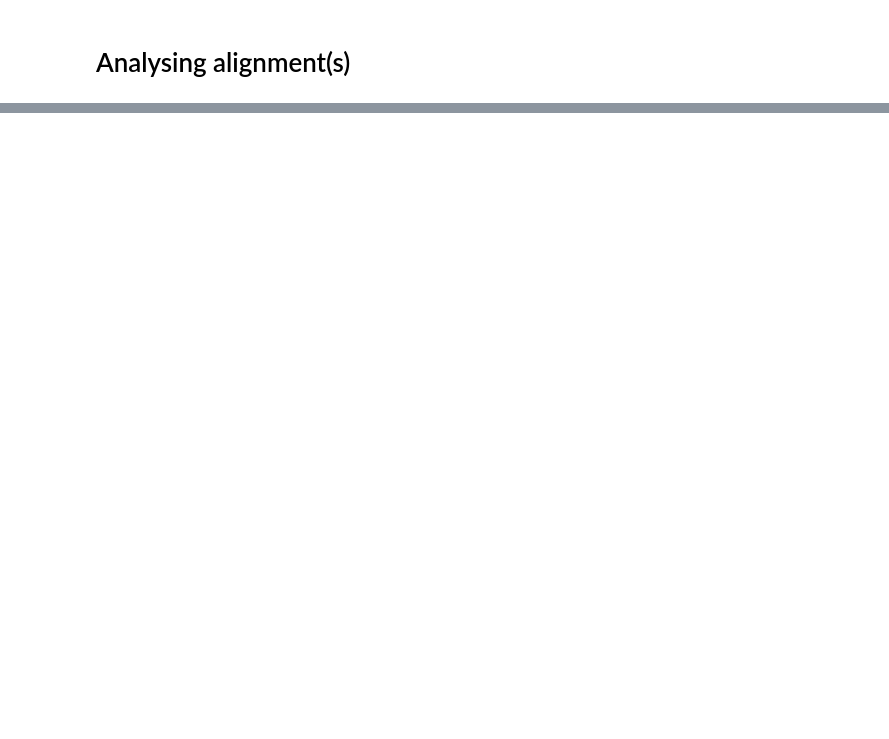
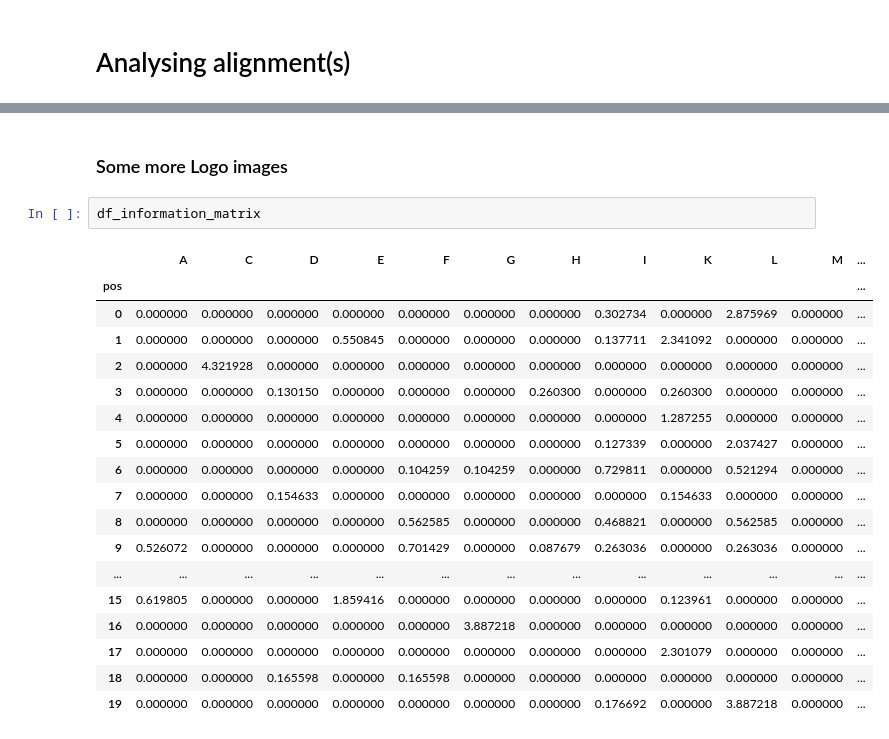
Before and after one commit to scdantu/pycom, a Jupyter notebook: tutorials/jp_notebooks/05_Alignment_analysis.ipynb, the cells around one changed output, grey strips where cells are left out. Cells and saved outputs as stored; diff of their text form; blank space fills up the shorter version.

```diff
--- a/tutorials/jp_notebooks/05_Alignment_analysis.ipynb
+++ b/tutorials/jp_notebooks/05_Alignment_analysis.ipynb
@@ -52,0 +125,23 @@ seq_aln.get_alignment_length()
+# %% [markdown]
+### Some more Logo images
+# %%
+df_information_matrix
+# %% [output]
+|  | A | C | D | E | F | G | H | I | K | L | M | ... |
+| pos |  |  |  |  |  |  |  |  |  |  |  | ... |
+| 0 | 0.000000 | 0.000000 | 0.000000 | 0.000000 | 0.000000 | 0.000000 | 0.000000 | 0.302734 | 0.000000 | 2.875969 | 0.000000 | ... |
+| 1 | 0.000000 | 0.000000 | 0.000000 | 0.550845 | 0.000000 | 0.000000 | 0.000000 | 0.137711 | 2.341092 | 0.000000 | 0.000000 | ... |
+| 2 | 0.000000 | 4.321928 | 0.000000 | 0.000000 | 0.000000 | 0.000000 | 0.000000 | 0.000000 | 0.000000 | 0.000000 | 0.000000 | ... |
+| 3 | 0.000000 | 0.000000 | 0.130150 | 0.000000 | 0.000000 | 0.000000 | 0.260300 | 0.000000 | 0.260300 | 0.000000 | 0.000000 | ... |
+| 4 | 0.000000 | 0.000000 | 0.000000 | 0.000000 | 0.000000 | 0.000000 | 0.000000 | 0.000000 | 1.287255 | 0.000000 | 0.000000 | ... |
+| 5 | 0.000000 | 0.000000 | 0.000000 | 0.000000 | 0.000000 | 0.000000 | 0.000000 | 0.127339 | 0.000000 | 2.037427 | 0.000000 | ... |
+| 6 | 0.000000 | 0.000000 | 0.000000 | 0.000000 | 0.104259 | 0.104259 | 0.000000 | 0.729811 | 0.000000 | 0.521294 | 0.000000 | ... |
+| 7 | 0.000000 | 0.000000 | 0.154633 | 0.000000 | 0.000000 | 0.000000 | 0.000000 | 0.000000 | 0.154633 | 0.000000 | 0.000000 | ... |
+| 8 | 0.000000 | 0.000000 | 0.000000 | 0.000000 | 0.562585 | 0.000000 | 0.000000 | 0.468821 | 0.000000 | 0.562585 | 0.000000 | ... |
+| 9 | 0.526072 | 0.000000 | 0.000000 | 0.000000 | 0.701429 | 0.000000 | 0.087679 | 0.263036 | 0.000000 | 0.263036 | 0.000000 | ... |
+| ... | ... | ... | ... | ... | ... | ... | ... | ... | ... | ... | ... | ... |
+| 15 | 0.619805 | 0.000000 | 0.000000 | 1.859416 | 0.000000 | 0.000000 | 0.000000 | 0.000000 | 0.123961 | 0.000000 | 0.000000 | ... |
+| 16 | 0.000000 | 0.000000 | 0.000000 | 0.000000 | 0.000000 | 3.887218 | 0.000000 | 0.000000 | 0.000000 | 0.000000 | 0.000000 | ... |
+| 17 | 0.000000 | 0.000000 | 0.000000 | 0.000000 | 0.000000 | 0.000000 | 0.000000 | 0.000000 | 2.301079 | 0.000000 | 0.000000 | ... |
+| 18 | 0.000000 | 0.000000 | 0.165598 | 0.000000 | 0.165598 | 0.000000 | 0.000000 | 0.000000 | 0.000000 | 0.000000 | 0.000000 | ... |
+| 19 | 0.000000 | 0.000000 | 0.000000 | 0.000000 | 0.000000 | 0.000000 | 0.000000 | 0.176692 | 0.000000 | 3.887218 | 0.000000 | ... |
```
Also changed, not shown: parts of 19 cells of this notebook, 7 other files.
